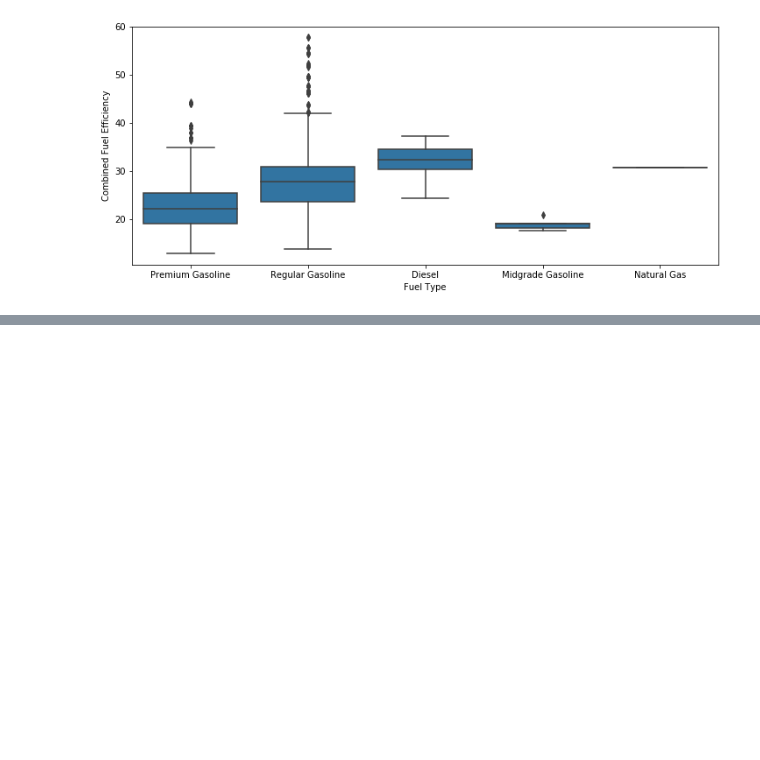
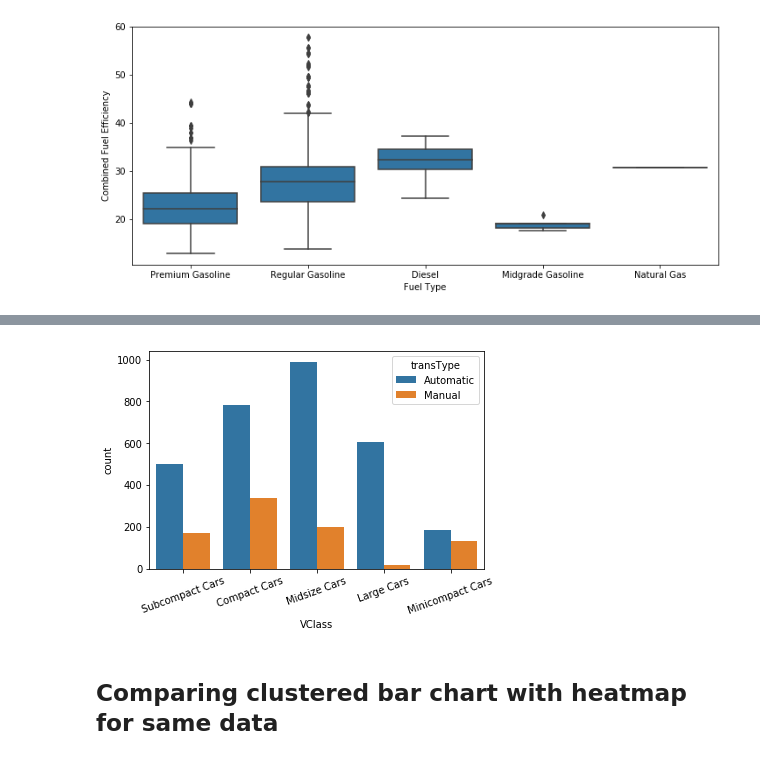
Before and after one commit to rashokanand/python_viz_matplotlib_seaborn, a Jupyter notebook: Bivariate_visualizations.ipynb, the cells around one changed output, grey strips where cells are left out. Drawn from its saved outputs; the diff is of its cells as text; code cells hidden in the pictures; blank space fills up the shorter version.

Commit message:
feat: plot clustered bar chart (cat vs cat)
Categorical vs categorical data comparison

```diff
--- a/Bivariate_visualizations.ipynb
+++ b/Bivariate_visualizations.ipynb
@@ -189,0 +198,10 @@ Text(0.5,0,'Fuel Type')
+# %%
+# extracting transmission type from trans variable
+car_df['transType'] = car_df.trans.apply(lambda x: x.split()[0])
+# %%
+sb.countplot(data = car_df, x='VClass',hue = 'transType')
+plt.xticks(rotation=20);
+# %% [output]
+[figure, added]
+# %% [markdown]
+## Comparing clustered bar chart with heatmap for same data
```
Also changed, not shown: parts of 2 cells of this notebook.
